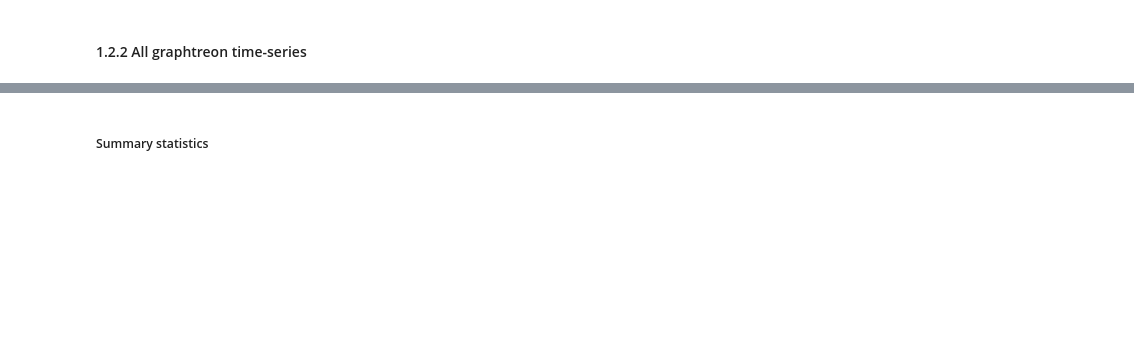
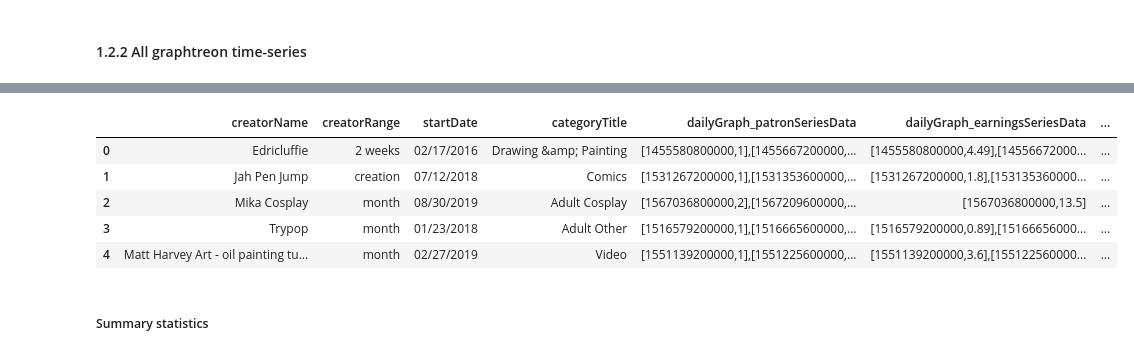
Before and after one commit to epfl-dlab/patronage_youtube, a Jupyter notebook: exploratory_data_analysis.ipynb, the cells around one changed output, grey strips where cells are left out. Saved outputs shown, nothing was run; the diff lists cells and outputs as text; code cells hidden in the pictures; blank space fills up the shorter version.

```diff
--- a/exploratory_data_analysis.ipynb
+++ b/exploratory_data_analysis.ipynb
@@ -579,12 +933,14 @@ df_gt_creators.head()
 # %%
 # final_processed_file.jsonl.gz all graphteon time-series.
-df_gt_timeseries = pd.read_json(DATA_FOLDER+'final_processed_file.jsonl.gz', compression='gzip', lines=True, nrows=10)
+df_gt_timeseries = pd.read_json(DATA_FOLDER+'final_processed_file.jsonl.gz', compression='gzip', lines=True, nrows=100)
 df_gt_timeseries.head()
-
-# df_gt_timeseries = pd.read_json(DATA_FOLDER+'final_processed_file.jsonl.gz', compression='gzip', lines=True)
-
-# get only id and match them first
-#
+# %% [output]
+|  | creatorName | creatorRange | startDate | categoryTitle | dailyGraph_patronSeriesData | dailyGraph_earningsSeriesData | ... |
+| 0 | Edricluffie | 2 weeks | 02/17/2016 | Drawing &amp; Painting | [1455580800000,1],[1455667200000,... | [1455580800000,4.49],[14556672000... | ... |
+| 1 | Jah Pen Jump | creation | 07/12/2018 | Comics | [1531267200000,1],[1531353600000,... | [1531267200000,1.8],[153135360000... | ... |
+| 2 | Mika Cosplay | month | 08/30/2019 | Adult Cosplay | [1567036800000,2],[1567209600000,... | [1567036800000,13.5] | ... |
+| 3 | Trypop | month | 01/23/2018 | Adult Other | [1516579200000,1],[1516665600000,... | [1516579200000,0.89],[15166656000... | ... |
+| 4 | Matt Harvey Art - oil painting tu... | month | 02/27/2019 | Video | [1551139200000,1],[1551225600000,... | [1551139200000,3.6],[155122560000... | ... |
 # %% [markdown]
 ##### Summary statistics
 # %%
```
Also changed, not shown: parts of 49 cells of this notebook.
